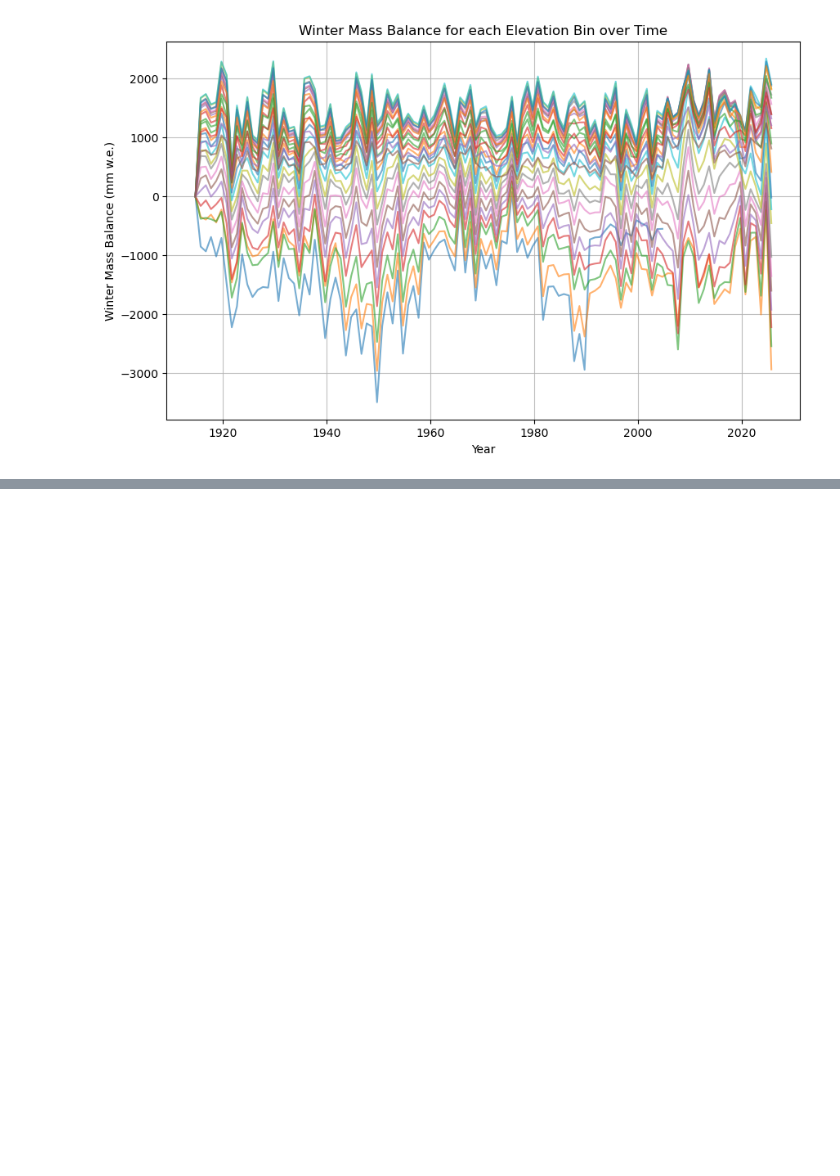
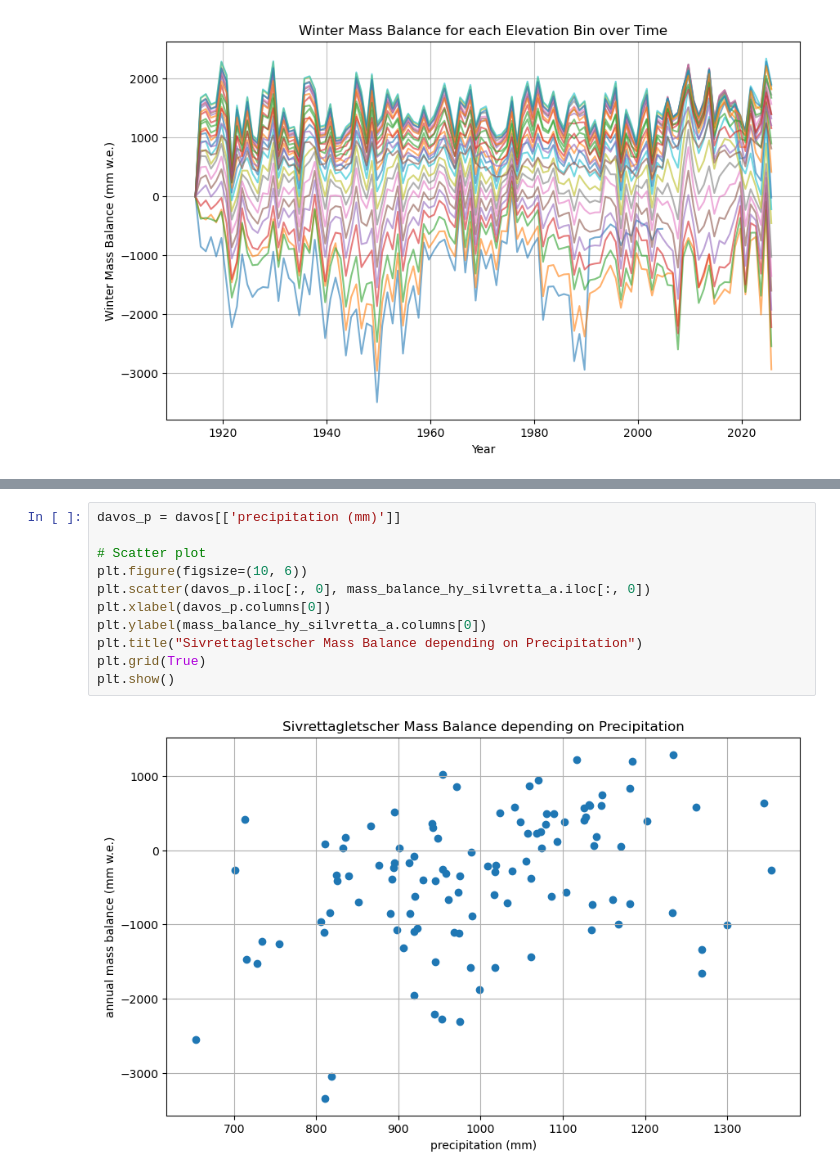
Before and after one commit to fredericvdhurk-code/project-glaciers, a Jupyter notebook: data_visualization.ipynb, the cells around one changed output, grey strips where cells are left out. Saved outputs shown, nothing was run; the diff lists cells and outputs as text; blank space fills up the shorter version.

```diff
--- a/data_visualization.ipynb
+++ b/data_visualization.ipynb
@@ -632,0 +650,13 @@ plt.show()
+# %%
+davos_p = davos[['precipitation (mm)']]
+
+# Scatter plot
+plt.figure(figsize=(10, 6))
+plt.scatter(davos_p.iloc[:, 0], mass_balance_hy_silvretta_a.iloc[:, 0])
+plt.xlabel(davos_p.columns[0])
+plt.ylabel(mass_balance_hy_silvretta_a.columns[0])
+plt.title("Sivrettagletscher Mass Balance depending on Precipitation")
+plt.grid(True)
+plt.show()
+# %% [output]
+[figure, added]
```
Also changed, not shown: parts of 6 cells of this notebook, 1 other file.
